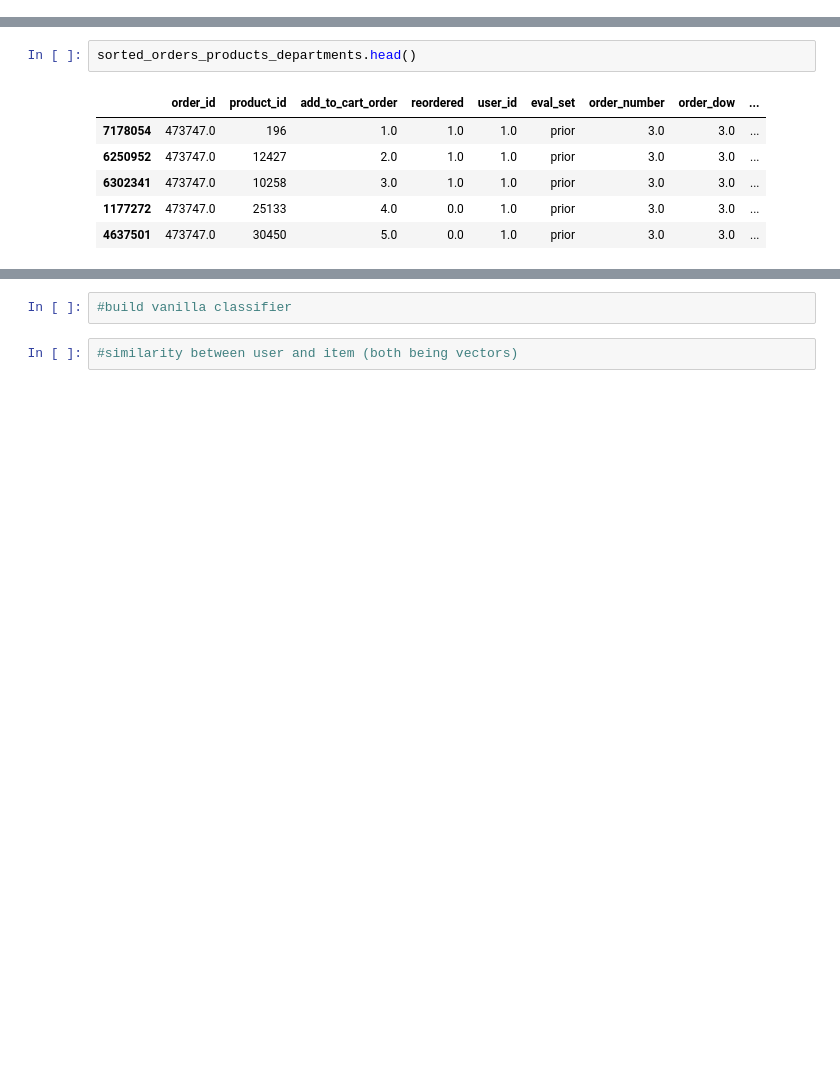
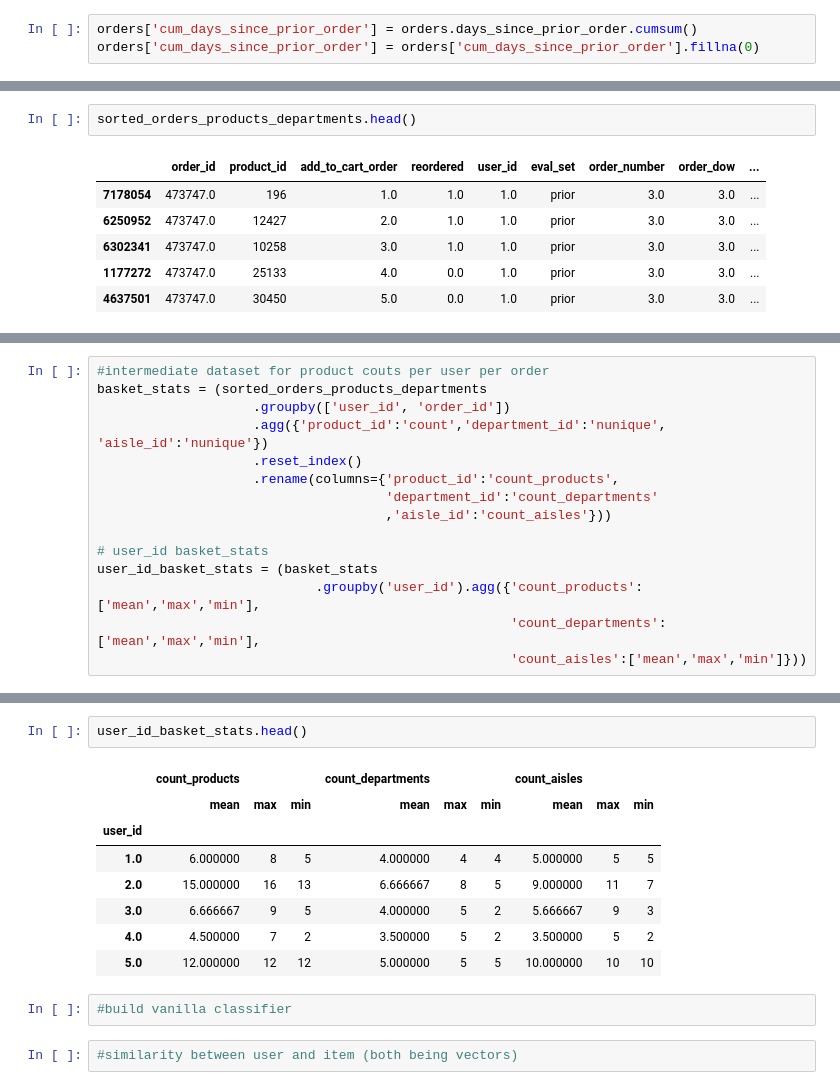
Before and after one commit to Wafic/instacart-kaggle-competition, a Jupyter notebook: explore_instacart_data.ipynb, the cells around one changed output, grey strips where cells are left out. Drawn from its saved outputs; the diff is of its cells as text; blank space fills up the shorter version.

Commit message:
created features for user df for nn classifier

```diff
--- a/explore_instacart_data.ipynb
+++ b/explore_instacart_data.ipynb
@@ -55,3 +55,6 @@ orders.head(12)
+# %%
+orders['cum_days_since_prior_order'] = orders.days_since_prior_order.cumsum()
+orders['cum_days_since_prior_order'] = orders['cum_days_since_prior_order'].fillna(0)
 # %%
 orders_products_prior = pd.read_csv('../data/order_products__prior.csv')
 print(orders_products_prior.shape)
@@ -170,0 +147,15 @@ n_products = len(set(list_of_products))
+# %%
+#intermediate dataset for product couts per user per order
+basket_stats = (sorted_orders_products_departments
+                    .groupby(['user_id', 'order_id'])
+                    .agg({'product_id':'count','department_id':'nunique', 'aisle_id':'nunique'})
+                    .reset_index()
+                    .rename(columns={'product_id':'count_products',
+                                     'department_id':'count_departments'
+                                     ,'aisle_id':'count_aisles'}))
+
+# user_id basket_stats
+user_id_basket_stats = (basket_stats
+                            .groupby('user_id').agg({'count_products':['mean','max','min'],
+                                                     'count_departments':['mean','max','min'],
+                                                     'count_aisles':['mean','max','min']}))
@@ -171,3 +198,14 @@ n_products = len(set(list_of_products))
+# %%
+user_id_basket_stats.head()
+# %% [output]
+|  | count_products |  |  | count_departments |  |  | count_aisles |  |  |
+|  | mean | max | min | mean | max | min | mean | max | min |
+| user_id |  |  |  |  |  |  |  |  |  |
+| 1.0 | 6.000000 | 8 | 5 | 4.000000 | 4 | 4 | 5.000000 | 5 | 5 |
+| 2.0 | 15.000000 | 16 | 13 | 6.666667 | 8 | 5 | 9.000000 | 11 | 7 |
+| 3.0 | 6.666667 | 9 | 5 | 4.000000 | 5 | 2 | 5.666667 | 9 | 3 |
+| 4.0 | 4.500000 | 7 | 2 | 3.500000 | 5 | 2 | 3.500000 | 5 | 2 |
+| 5.0 | 12.000000 | 12 | 12 | 5.000000 | 5 | 5 | 10.000000 | 10 | 10 |
 # %%
 #build vanilla classifier
 # %%
```
Also changed, not shown: parts of 14 cells of this notebook.
